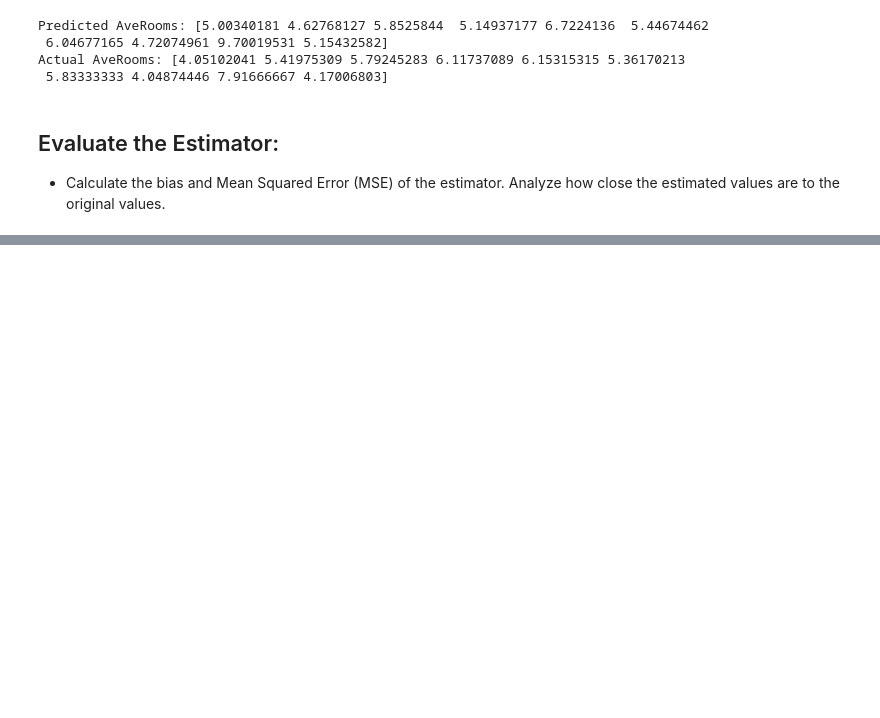
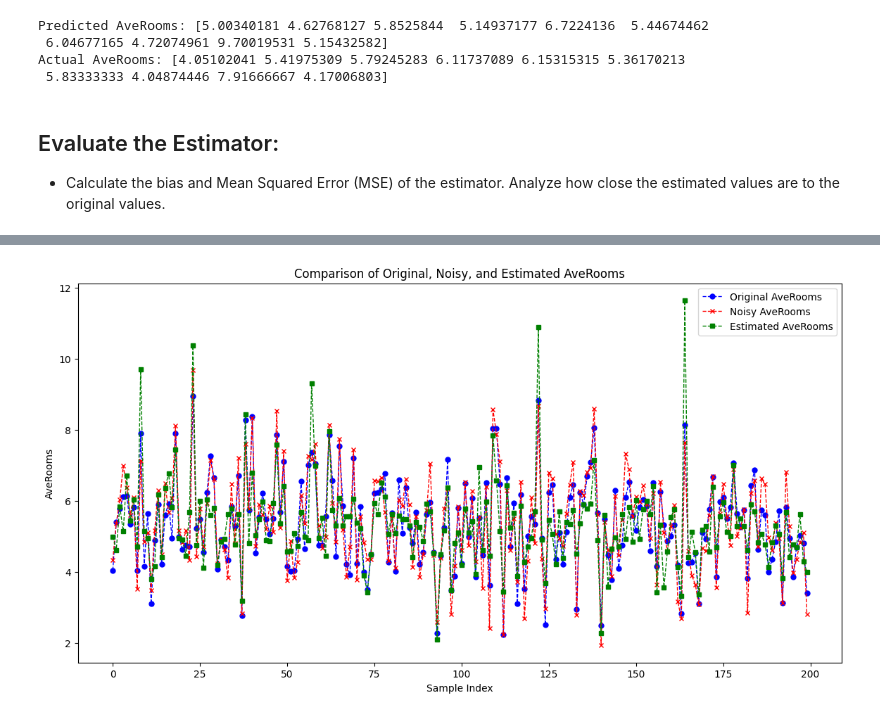
Before and after one commit to kkipngenokoech/MathsRequiredForAI, a Jupyter notebook: latex/ASP H4/california.ipynb, the cells around one changed output, grey strips where cells are left out. Drawn from its saved outputs; the diff is of its cells as text; code cells hidden in the pictures; blank space fills up the shorter version.

```diff
--- a/latex/ASP H4/california.ipynb
+++ b/latex/ASP H4/california.ipynb
@@ -155,0 +172,22 @@ Actual AveRooms: [4.05102041 5.41975309 5.79245283 6.11737089 6.15315315 5.36170
+# %%
+import matplotlib.pyplot as plt
+
+# Plot the original, noise-corrupted, and estimated values
+plt.figure(figsize=(14, 7))
+
+# Plot original values
+plt.plot(y_test.values, label='Original AveRooms', color='blue', marker='o', linestyle='dashed', linewidth=1, markersize=5)
+
+# Plot noise-corrupted values
+plt.plot(test_sampled['AveRooms_Noisy'].values, label='Noisy AveRooms', color='red', marker='x', linestyle='dashed', linewidth=1, markersize=5)
+
+# Plot estimated values
+plt.plot(y_pred, label='Estimated AveRooms', color='green', marker='s', linestyle='dashed', linewidth=1, markersize=5)
+
+plt.xlabel('Sample Index')
+plt.ylabel('AveRooms')
+plt.title('Comparison of Original, Noisy, and Estimated AveRooms')
+plt.legend()
+plt.show()
+# %% [output]
+[figure, added]
```
Also changed, not shown: parts of 5 cells of this notebook, 6 other files.
